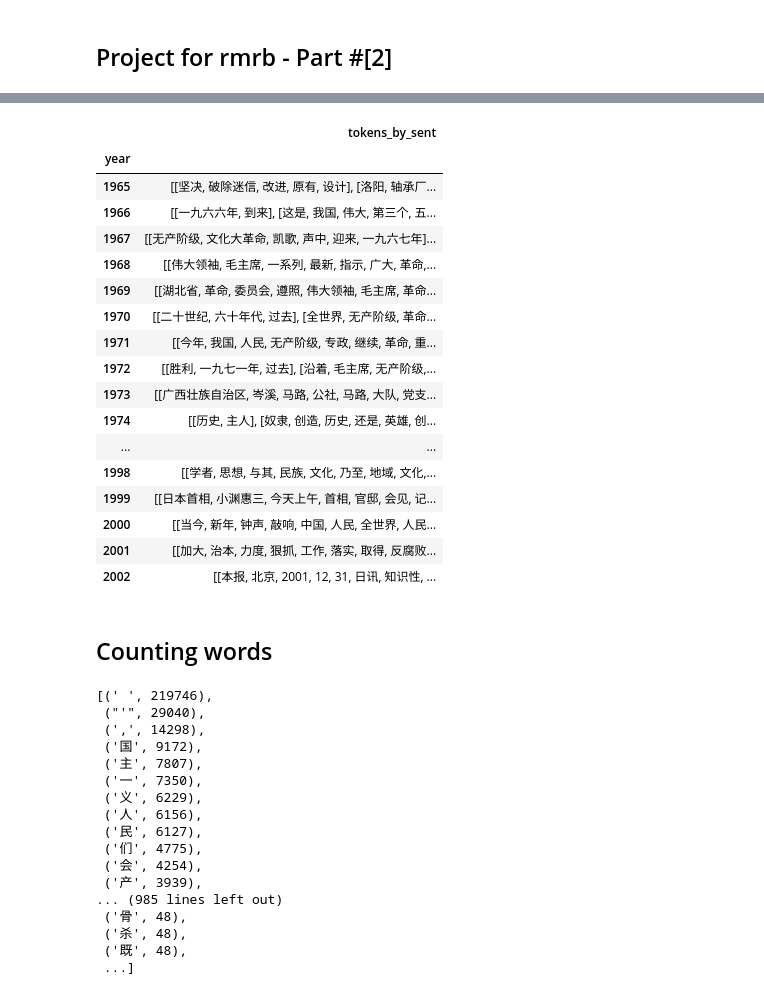
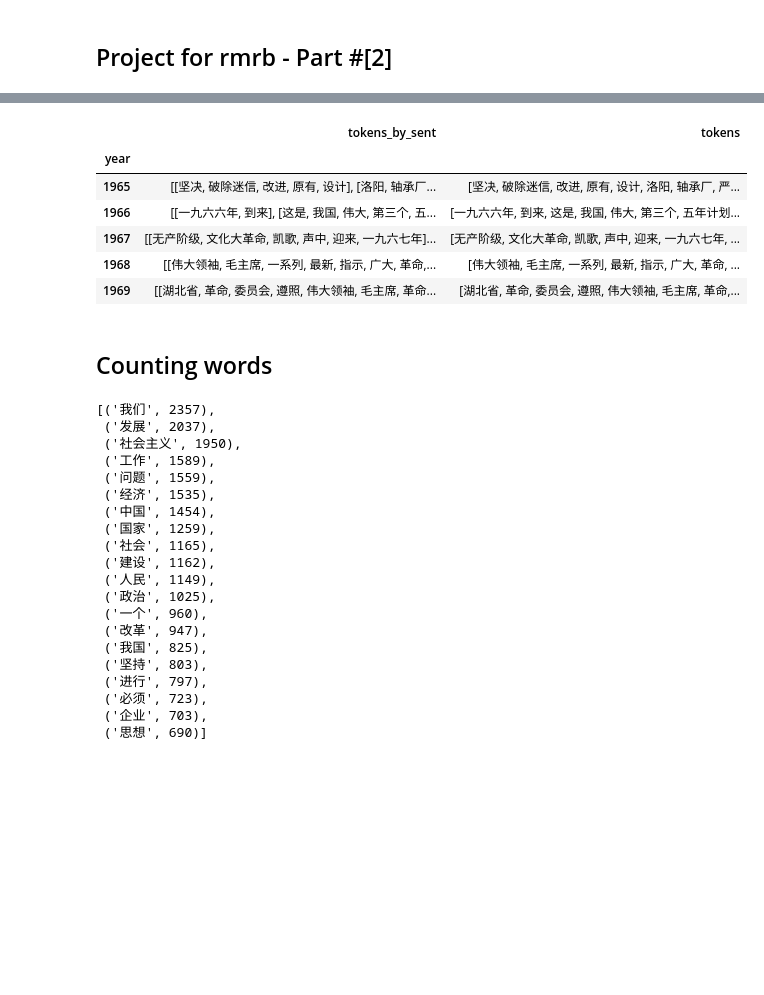
Before and after one commit to WMhYang/EconContent, a Jupyter notebook: codes/counting.ipynb, the cells around one changed output, grey strips where cells are left out. Drawn from its saved outputs; the diff is of its cells as text; code cells hidden in the pictures; blank space fills up the shorter version.

```diff
--- a/codes/counting.ipynb
+++ b/codes/counting.ipynb
@@ -57,26 +45,20 @@ rmrb
+# %%
+# Function that flattens a nested list
+def flatten(lst):
+    return list(itertools.chain(*lst))
 # %%
 # Group the corpus by year
 rmrb_yr = rmrb.groupby("year").agg({"tokens_by_sent": lambda x: x.sum()})
-rmrb_yr
+rmrb_yr["tokens"] = rmrb_yr["tokens_by_sent"].apply(lambda x: flatten(x))
+rmrb_yr.head()
 # %% [output]
-|  | tokens_by_sent |
-| year |  |
-| 1965 | [[坚决, 破除迷信, 改进, 原有, 设计], [洛阳, 轴承厂... |
-| 1966 | [[一九六六年, 到来], [这是, 我国, 伟大, 第三个, 五... |
-| 1967 | [[无产阶级, 文化大革命, 凯歌, 声中, 迎来, 一九六七年]... |
-| 1968 | [[伟大领袖, 毛主席, 一系列, 最新, 指示, 广大, 革命,... |
-| 1969 | [[湖北省, 革命, 委员会, 遵照, 伟大领袖, 毛主席, 革命... |
-| 1970 | [[二十世纪, 六十年代, 过去], [全世界, 无产阶级, 革命... |
-| 1971 | [[今年, 我国, 人民, 无产阶级, 专政, 继续, 革命, 重... |
-| 1972 | [[胜利, 一九七一年, 过去], [沿着, 毛主席, 无产阶级,... |
-| 1973 | [[广西壮族自治区, 岑溪, 马路, 公社, 马路, 大队, 党支... |
-| 1974 | [[历史, 主人], [奴隶, 创造, 历史, 还是, 英雄, 创... |
-| ... | ... |
-| 1998 | [[学者, 思想, 与其, 民族, 文化, 乃至, 地域, 文化,... |
-| 1999 | [[日本首相, 小渊惠三, 今天上午, 首相, 官邸, 会见, 记... |
-| 2000 | [[当今, 新年, 钟声, 敲响, 中国, 人民, 全世界, 人民... |
-| 2001 | [[加大, 治本, 力度, 狠抓, 工作, 落实, 取得, 反腐败... |
-| 2002 | [[本报, 北京, 2001, 12, 31, 日讯, 知识性, ... |
+|  | tokens_by_sent | tokens |
+| year |  |  |
+| 1965 | [[坚决, 破除迷信, 改进, 原有, 设计], [洛阳, 轴承厂... | [坚决, 破除迷信, 改进, 原有, 设计, 洛阳, 轴承厂, 严... |
+| 1966 | [[一九六六年, 到来], [这是, 我国, 伟大, 第三个, 五... | [一九六六年, 到来, 这是, 我国, 伟大, 第三个, 五年计划... |
+| 1967 | [[无产阶级, 文化大革命, 凯歌, 声中, 迎来, 一九六七年]... | [无产阶级, 文化大革命, 凯歌, 声中, 迎来, 一九六七年, ... |
+| 1968 | [[伟大领袖, 毛主席, 一系列, 最新, 指示, 广大, 革命,... | [伟大领袖, 毛主席, 一系列, 最新, 指示, 广大, 革命, ... |
+| 1969 | [[湖北省, 革命, 委员会, 遵照, 伟大领袖, 毛主席, 革命... | [湖北省, 革命, 委员会, 遵照, 伟大领袖, 毛主席, 革命,... |
 # %%
 # Save the tokens
 for index, year in rmrb_yr.iterrows():
@@ -91,28 +70,32 @@ merged = list(itertools.chain(*list2d))
 # %% [markdown]
 ## Counting words
 # %%
-# Top n words each year
+# Construct a dictionary that stores the word counting
 n = 20
 counters = {}
-for index, piece in list(rmrb_yr.iterrows())[:1]:
-    count = Counter(piece["token_para"])
+for index, piece in rmrb_yr.iterrows():
+    count = Counter(piece["tokens"])
     sorted_count = sorted(count.items(), key=lambda x: x[1], reverse=True)
-sorted_count
+    counters[index] = sorted_count
+counters[1989][:20]
 # %% [output]
-[(' ', 219746),
- ("'", 29040),
- (',', 14298),
- ('国', 9172),
- ('主', 7807),
- ('一', 7350),
- ('义', 6229),
- ('人', 6156),
- ('民', 6127),
- ('们', 4775),
- ('会', 4254),
- ('产', 3939),
-... (985 lines left out)
- ('骨', 48),
- ('杀', 48),
- ('既', 48),
- ...]
+[('我们', 2357),
+ ('发展', 2037),
+ ('社会主义', 1950),
+ ('工作', 1589),
+ ('问题', 1559),
+ ('经济', 1535),
+ ('中国', 1454),
+ ('国家', 1259),
+ ('社会', 1165),
+ ('建设', 1162),
+ ('人民', 1149),
+ ('政治', 1025),
+ ('一个', 960),
+ ('改革', 947),
+ ('我国', 825),
+ ('坚持', 803),
+ ('进行', 797),
+ ('必须', 723),
+ ('企业', 703),
+ ('思想', 690)]
```
Also changed, not shown: parts of 11 cells of this notebook.
